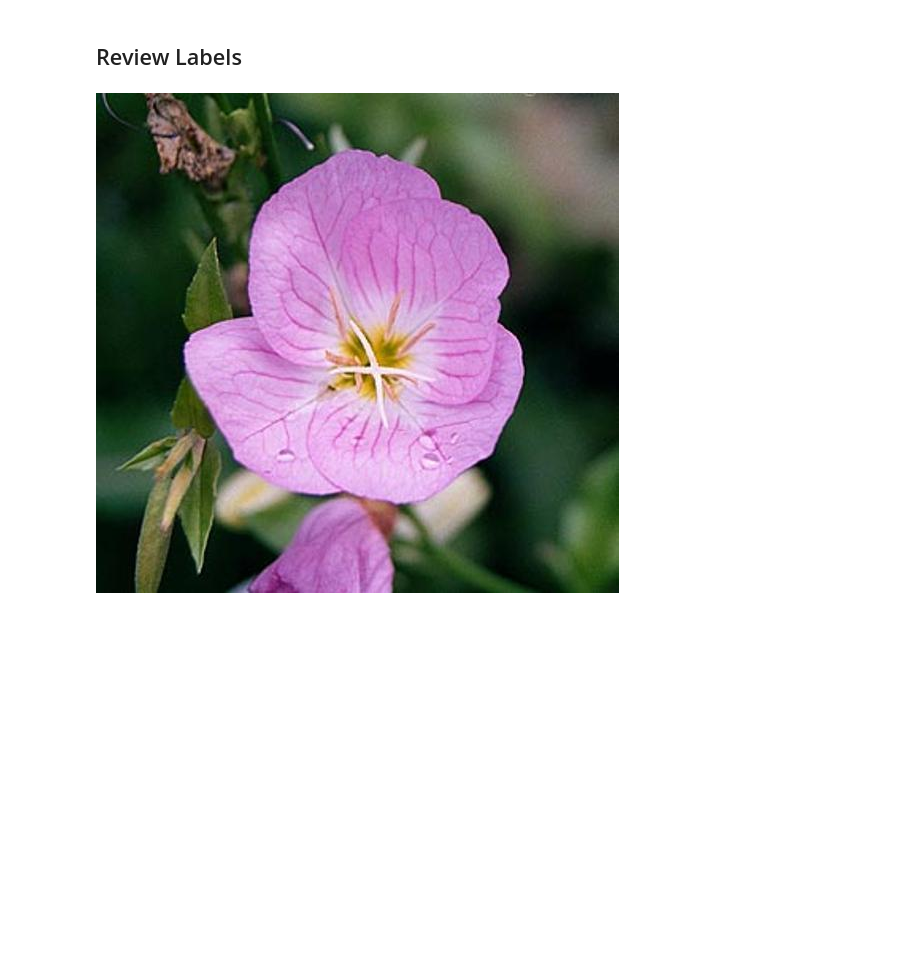
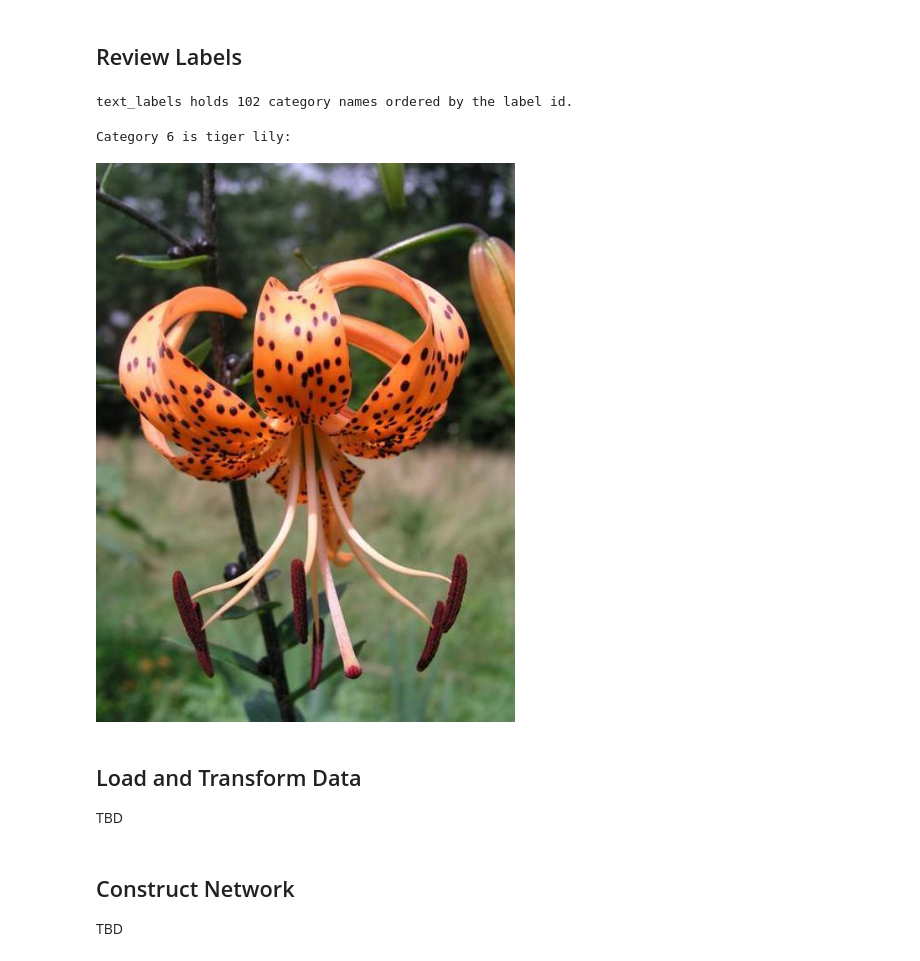
Before and after one commit to gpulab/demo, a Jupyter notebook: PyTorchImageClassifier.ipynb, the cells around one changed output. Cells and saved outputs as stored; diff of their text form; code cells hidden in the pictures; blank space fills up the shorter version.

Commit message:
initial end-to-end training and inference

```diff
--- a/PyTorchImageClassifier.ipynb
+++ b/PyTorchImageClassifier.ipynb
@@ -110,32 +117,50 @@ for d in idx_dict:
 # %% [markdown]
 ## Review Labels
 # %%
-text_labels = ["pink primrose","hard-leaved pocket orchid",
-               "canterbury bells","sweet pea","english marigold",
-               "tiger lily","moon orchid","bird of paradise","monkshood",
-               "globe thistle","snapdragon","colt's foot","king protea",
-               "spear thistle","yellow iris","globe-flower","purple coneflower",
-               "peruvian lily","balloon flower","giant white arum lily",
-               "fire lily","pincushion flower","fritillary","red ginger",
-               "grape hyacinth","corn poppy","prince of wales feathers",
-               "stemless gentian","artichoke","sweet william","carnation",
-               "garden phlox","love in the mist","mexican aster","alpine sea holly",
-               "ruby-lipped cattleya","cape flower","great masterwort","siam tulip",
-               "lenten rose","barbeton daisy","daffodil","sword lily","poinsettia",
-               "bolero deep blue","wallflower","marigold","buttercup","oxeye daisy",
-               "common dandelion","petunia","wild pansy","primula","sunflower",
-               "pelargonium","bishop of llandaff","gaura","geranium","orange dahlia",
-               "pink-yellow dahlia","cautleya spicata","japanese anemone",
-               "black-eyed susan","silverbush","californian poppy","osteospermum",
-               "spring crocus","bearded iris","windflower","tree poppy","gazania",
-               "azalea","water lily","rose","thorn apple","morning glory",
-               "passion flower","lotus lotus","toad lily","anthurium","frangipani",
-               "clematis","hibiscus","columbine","desert-rose","tree mallow",
-               "magnolia","cyclamen","watercress","canna lily","hippeastrum",
-               "bee balm","ball moss","foxglove","bougainvillea","camellia",
-               "mallow","mexican petunia","bromelia","blanket flower","trumpet creeper",
-               "blackberry lily"]
+text_labels = ["pink primrose", "hard-leaved pocket orchid",
+               "canterbury bells", "sweet pea", "english marigold",
+               "tiger lily", "moon orchid", "bird of paradise", "monkshood",
+               "globe thistle", "snapdragon", "colt's foot", "king protea",
+               "spear thistle", "yellow iris", "globe-flower",
+               "purple coneflower", "peruvian lily", "balloon flower",
+               "giant white arum lily", "fire lily", "pincushion flower",
+               "fritillary", "red ginger", "grape hyacinth", "corn poppy",
+               "prince of wales feathers", "stemless gentian", "artichoke",
+               "sweet william", "carnation", "garden phlox", "love in the mist",
+               "mexican aster", "alpine sea holly", "ruby-lipped cattleya",
+               "cape flower", "great masterwort", "siam tulip", "lenten rose",
+               "barbeton daisy", "daffodil", "sword lily", "poinsettia",
+               "bolero deep blue", "wallflower", "marigold", "buttercup",
+               "oxeye daisy", "common dandelion", "petunia", "wild pansy",
+               "primula", "sunflower", "pelargonium", "bishop of llandaff",
+               "gaura", "geranium", "orange dahlia", "pink-yellow dahlia",
+               "cautleya spicata", "japanese anemone", "black-eyed susan",
+               "silverbush", "californian poppy", "osteospermum",
+               "spring crocus", "bearded iris", "windflower", "tree poppy",
+               "gazania", "azalea", "water lily", "rose", "thorn apple",
+               "morning glory", "passion flower", "lotus lotus", "toad lily",
+               "anthurium", "frangipani", "clematis", "hibiscus", "columbine",
+               "desert-rose", "tree mallow", "magnolia", "cyclamen",
+               "watercress", "canna lily", "hippeastrum", "bee balm",
+               "ball moss", "foxglove", "bougainvillea", "camellia", "mallow",
+               "mexican petunia", "bromelia", "blanket flower",
+               "trumpet creeper", "blackberry lily"]
+
+print(f"text_labels holds {len(text_labels)} category names"
+      " ordered by the label id.")
+# %% [output]
+text_labels holds 102 category names ordered by the label id.
-# %%
-Image(filename=data_dir+training_dir+'1/image_06734.jpg')
-# %% [output]
-[figure, removed]
+# %%
+cat = 6
+print(f"Category {cat} is {text_labels[cat - 1]}:")
+
+cat_dir = data_dir+training_dir+str(cat)+'/'
+random_file = random.choice(os.listdir(cat_dir))
+NBImage(filename=cat_dir+random_file)
+# %% [output]
+Category 6 is tiger lily:
+[figure, added]
+# %% [markdown]
+## Load and Transform Data
+
+TBD
@@ -141,0 +223,4 @@ Image(filename=data_dir+training_dir+'1/image_06734.jpg')
+# %% [markdown]
+## Construct Network
+
+TBD
```
Also changed, not shown: parts of 21 cells of this notebook, 1 other file.
